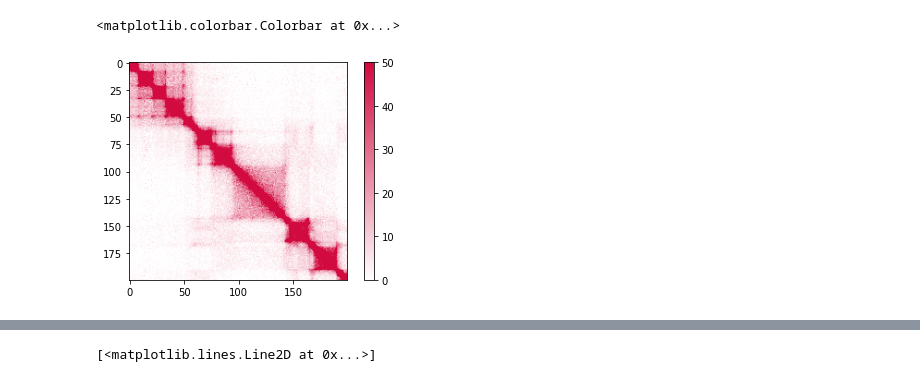
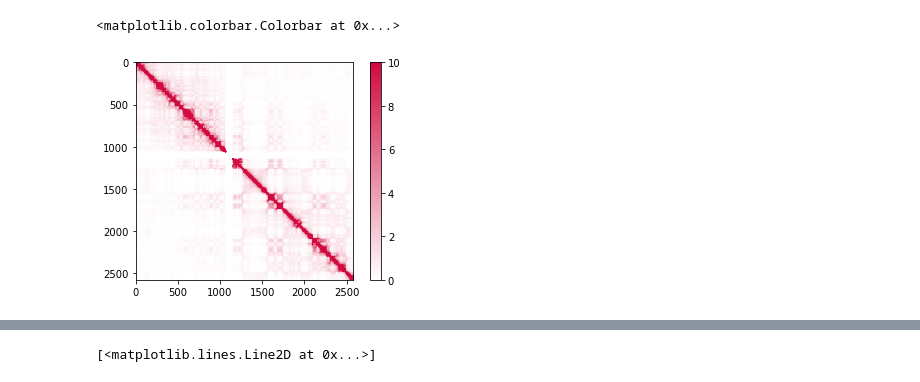
Before and after one commit to wangjk321/HiC1Dmetrics, a Jupyter notebook: ForTest.ipynb, the cells around one changed output, grey strips where cells are left out. Drawn from its saved outputs; the diff is of its cells as text; code cells hidden in the pictures.

```diff
--- a/ForTest.ipynb
+++ b/ForTest.ipynb
@@ -17,10 +33,10 @@ rawMT=ss.matrix
 # %%
 #raw Matrix
-plt.imshow(ss.matrix[1100:1300,1100:1300],cmap=cmap,clim=(0,50))
+plt.imshow(ss.matrix,cmap=cmap,clim=(0,10))
 plt.colorbar()
 # %% [output]
 <matplotlib.colorbar.Colorbar at 0x...>
-[figure, old version]
+[figure, new version]
 # %%
 def makeExpect(df):
     num = df.shape[0]
```
Also changed, not shown: parts of 16 cells of this notebook, 5 other files.
